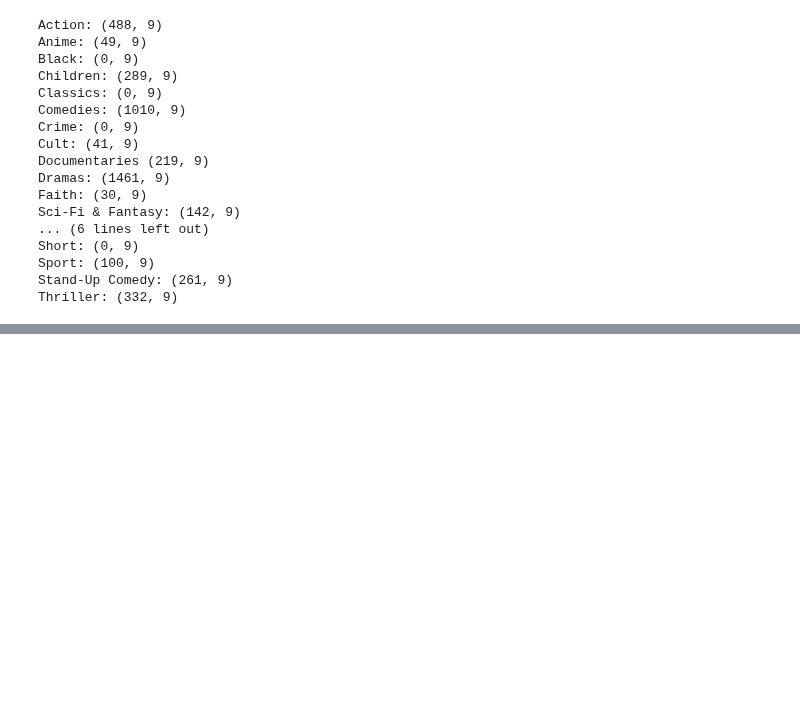
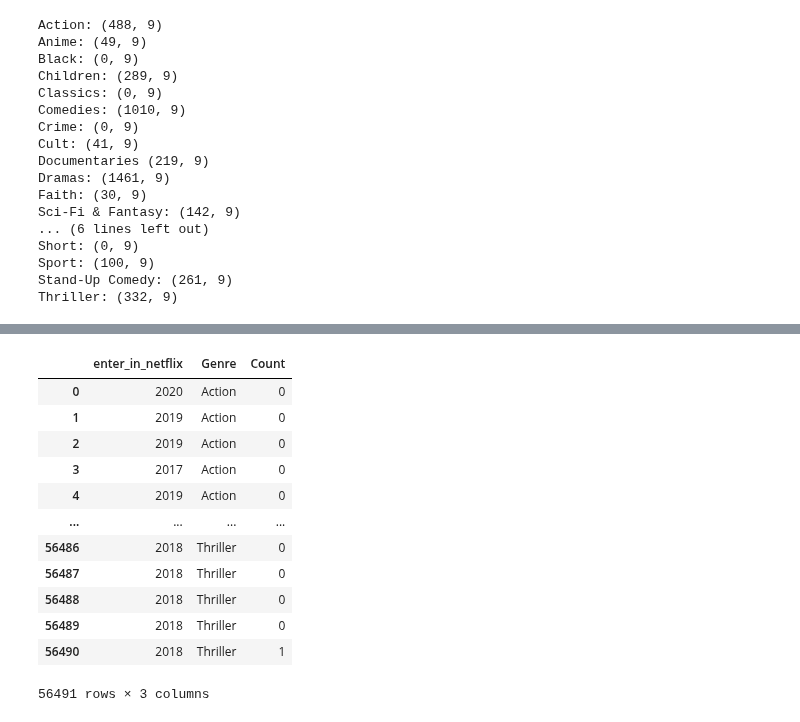
Before and after one commit to Kristian-Abad/Netflix-Movies-Project, a Jupyter notebook: Netflix_Movies.ipynb, the cells around one changed output, grey strips where cells are left out. Cells and saved outputs as stored; diff of their text form; code cells hidden in the pictures; blank space fills up the shorter version.

Commit message:
deleted old visualization, added more code for genres, added new visualization

```diff
--- a/Netflix_Movies.ipynb
+++ b/Netflix_Movies.ipynb
@@ -362,3 +154,8 @@ Short: (0, 9)
 Sport: (100, 9)
 Stand-Up Comedy: (261, 9)
 Thriller: (332, 9)
+# %%
+pd.set_option('max_rows', 10)
+# %%
+data_mod = data.copy()
+data_mod
@@ -364,0 +176,3 @@ Thriller: (332, 9)
+# %%
+data_mod.loc[:,'enter_in_netflix'] = pd.DatetimeIndex(data_mod.enter_in_netflix).year
+data_mod
@@ -364,0 +193,23 @@ Thriller: (332, 9)
+# %%
+# For each movie, check the genre and if it contains the genre of the newly created column
+# Set it equal to 1 if it does otherwise set it to 0.
+data_mod['Action'] = np.where(data_mod.genre.str.contains('Action'),1,0)
+data_mod['Anime'] = np.where(data_mod.genre.str.contains('Anime'),1,0)
+data_mod['Children'] = np.where(data_mod.genre.str.contains('Children'),1,0)
+data_mod['Comedies'] = np.where(data_mod.genre.str.contains('Comedies'),1,0)
+data_mod['Cult'] = np.where(data_mod.genre.str.contains('Cult'),1,0)
+data_mod['Documentaries'] = np.where(data_mod.genre.str.contains('Documentaries'),1,0)
+data_mod['Dramas'] = np.where(data_mod.genre.str.contains('Dramas'),1,0)
+data_mod['Faith'] = np.where(data_mod.genre.str.contains('Faith'),1,0)
+data_mod['Fantasy'] = np.where(data_mod.genre.str.contains('Fantasy'),1,0)
+data_mod['Horror'] = np.where(data_mod.genre.str.contains('Horror'),1,0)
+data_mod['Independent'] = np.where(data_mod.genre.str.contains('Independent'),1,0)
+data_mod['International'] = np.where(data_mod.genre.str.contains('International'),1,0)
+data_mod['LGBTQ'] = np.where(data_mod.genre.str.contains('LGBTQ'),1,0)
+data_mod['Music'] = np.where(data_mod.genre.str.contains('Music'),1,0)
+data_mod['Sport'] = np.where(data_mod.genre.str.contains('Sport'),1,0)
+data_mod['Stand-up'] = np.where(data_mod.genre.str.contains('Stand'),1,0)
+data_mod['Thriller'] = np.where(data_mod.genre.str.contains('Thriller'),1,0)
+
+#Verify that we have the new columns
+data_mod
@@ -364,0 +230,17 @@ Thriller: (332, 9)
+# %%
+data_mod_2 = data_mod.loc[:,'enter_in_netflix':'Thriller'].melt(id_vars=['enter_in_netflix'],var_name='Genre',value_name='Count')
+data_mod_2
+# %% [output]
+|  | enter_in_netflix | Genre | Count |
+| 0 | 2020 | Action | 0 |
+| 1 | 2019 | Action | 0 |
+| 2 | 2019 | Action | 0 |
+| 3 | 2017 | Action | 0 |
+| 4 | 2019 | Action | 0 |
+| ... | ... | ... | ... |
+| 56486 | 2018 | Thriller | 0 |
+| 56487 | 2018 | Thriller | 0 |
+| 56488 | 2018 | Thriller | 0 |
+| 56489 | 2018 | Thriller | 0 |
+| 56490 | 2018 | Thriller | 1 |
+56491 rows × 3 columns
```
Also changed, not shown: parts of 38 cells of this notebook.
